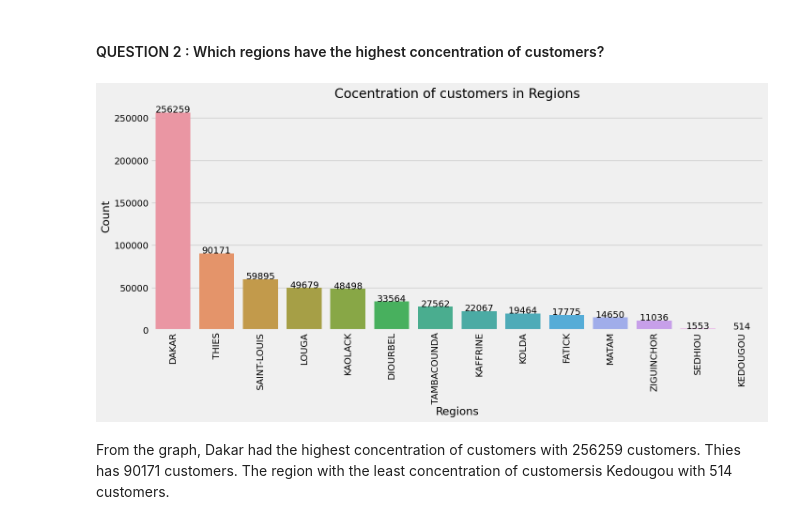
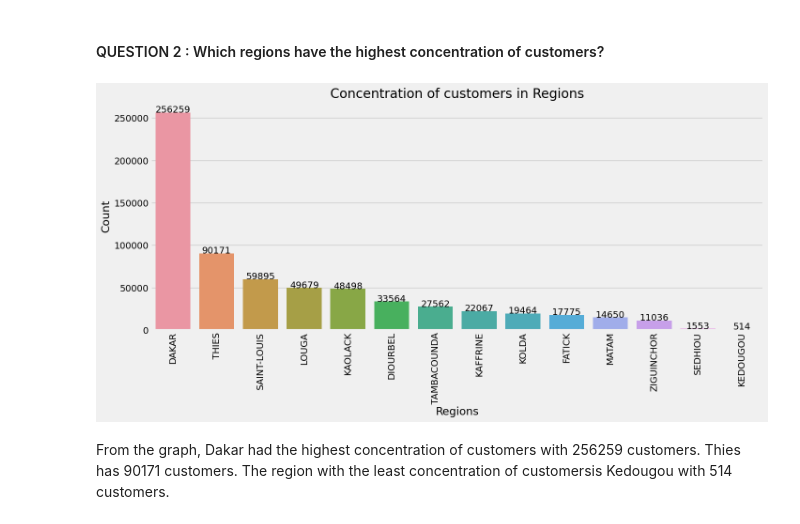
Before and after one commit to elvis-darko/Team_Zurich_Capstone_Project, a Jupyter notebook: Assets/dev/customer_churn_predict_TeamZurich.ipynb, the cells around one changed output. Saved outputs shown, nothing was run; the diff lists cells and outputs as text; code cells hidden in the pictures.

```diff
--- a/Assets/dev/customer_churn_predict_TeamZurich.ipynb
+++ b/Assets/dev/customer_churn_predict_TeamZurich.ipynb
@@ -615,22 +615,22 @@ From the plot, It can be realzed that 18.75% of customers stopped using the comp
 # %%
 # Get value counts of regions
 regions = train['REGION'].value_counts()
 
 # Create bar chart to show distribution of customers in the regions
 plt.figure(figsize=(15, 6))
 sns.barplot(x=regions.index, y=regions.values)
 plt.xlabel('Regions')
 plt.ylabel('Count')
-plt.title('Cocentration of customers in Regions')
+plt.title('Concentration of customers in Regions')
 plt.xticks(rotation=90)
 
 # Add data labels to charts
 for labels, count in enumerate(regions.values):
     plt.text(labels, count, str(count), ha='center')
 
 plt.show()
 # %% [output]
-[figure, old version]
+[figure, new version]
 # %% [markdown]
 From the graph, Dakar had the highest concentration of customers with 256259 customers. Thies has 90171 customers. The region with the least concentration of customersis Kedougou with 514 customers.
 # %% [markdown]
```
